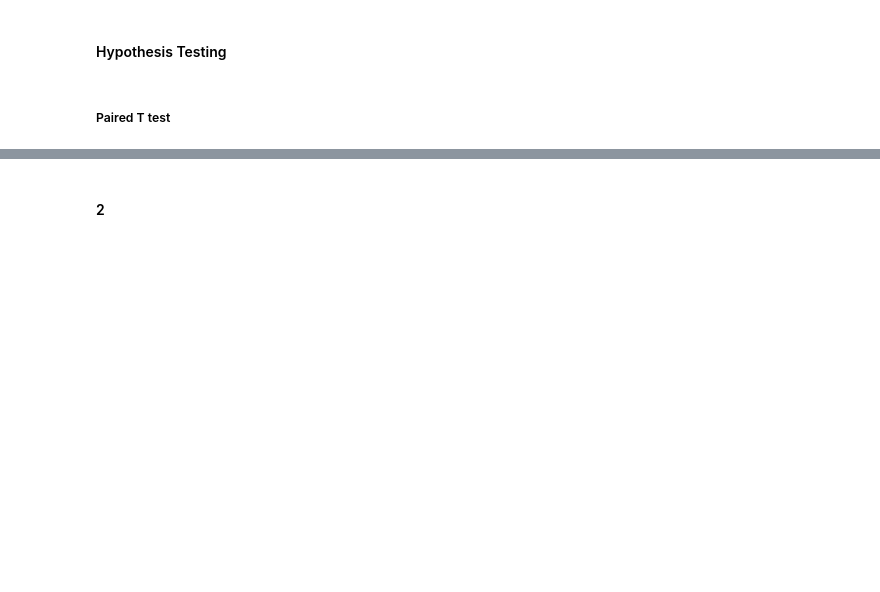
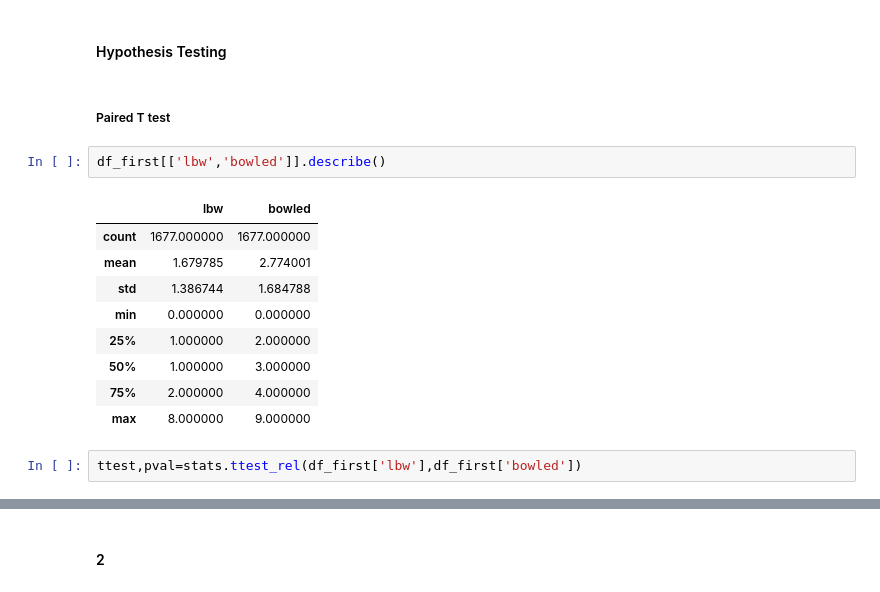
Before and after one commit to dev-SB/cricket-bi, a Jupyter notebook: hypothesis.ipynb, the cells around one changed output, grey strips where cells are left out. Cells and saved outputs as stored; diff of their text form; blank space fills up the shorter version.

```diff
--- a/hypothesis.ipynb
+++ b/hypothesis.ipynb
@@ -71,3 +71,17 @@ fig.show()
 #### Hypothesis Testing
 # %% [markdown]
 ##### Paired T test
+# %%
+df_first[['lbw','bowled']].describe()
+# %% [output]
+|  | lbw | bowled |
+| count | 1677.000000 | 1677.000000 |
+| mean | 1.679785 | 2.774001 |
+| std | 1.386744 | 1.684788 |
+| min | 0.000000 | 0.000000 |
+| 25% | 1.000000 | 2.000000 |
+| 50% | 1.000000 | 3.000000 |
+| 75% | 2.000000 | 4.000000 |
+| max | 8.000000 | 9.000000 |
+# %%
+ttest,pval=stats.ttest_rel(df_first['lbw'],df_first['bowled'])
```
Also changed, not shown: parts of 32 cells of this notebook, 8 other files.
